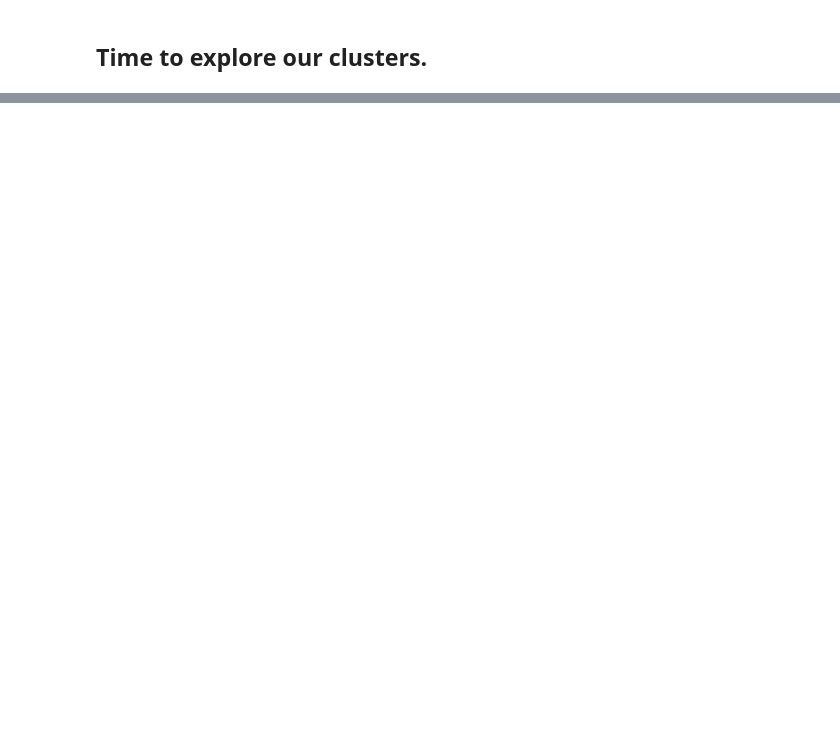
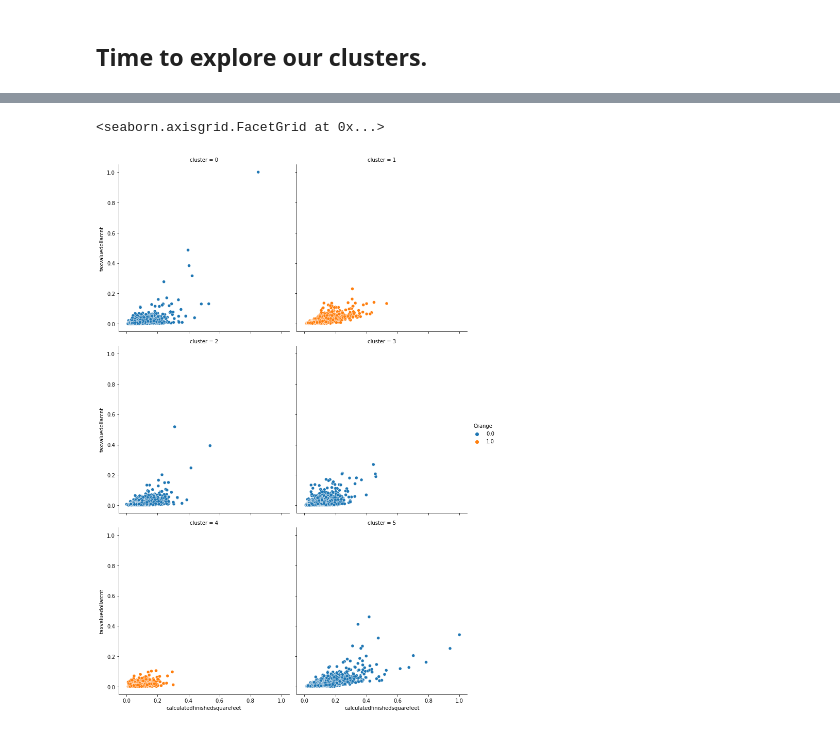
Before and after one commit to TeamOneCluster/ClusterProject, a Jupyter notebook: bts_explore_final.ipynb, the cells around one changed output, grey strips where cells are left out. Cells and saved outputs as stored; diff of their text form; code cells hidden in the pictures; blank space fills up the shorter version.

```diff
--- a/bts_explore_final.ipynb
+++ b/bts_explore_final.ipynb
@@ -674,19 +689,21 @@ Validate/Out-of-Sample:  0.16713
 lm = LinearRegression(normalize=True)
 
 # fit the model to our training data. We must specify the column since we added additional columns to y_train.
-lm.fit(X_train[rfe_feature], y_train.logerror)
+lm.fit(model1_train, y_train.logerror)
 
 # predict train
-y_train['logerror_pred_lm'] = lm.predict(X_train[rfe_feature])
+y_train['logerror_pred_lm'] = lm.predict(model1_train)
 
 # evaluate: rmse
-rmse_train = mean_squared_error(y_train.logerror, y_train.logerror_pred_lm)**(1/2)
+rmse_train_ols = mean_squared_error(y_train.logerror, y_train.logerror_pred_lm)**(1/2)
 
+# Now on validate
+lm.fit(model1_validate, y_validate.logerror)
 # predict validate
-y_validate['logerror_pred_lm'] = lm.predict(X_validate[rfe_feature])
+y_validate['logerror_pred_lm'] = lm.predict(model1_validate)
 
 # evaluate: rmse
-rmse_validate = mean_squared_error(y_validate.logerror, y_validate.logerror_pred_lm)**(1/2)
+rmse_validate_ols = mean_squared_error(y_validate.logerror, y_validate.logerror_pred_lm)**(1/2)
 
 print("RMSE for OLS using LinearRegression\nTraining/In-Sample: ", rmse_train,
       "\nValidation/Out-of-Sample: ", rmse_validate)
@@ -1222,0 +960,7 @@ I have a list of 560 combinations of features to cluster on. If I divide it into
+# %%
+# plot out income vs. spending with regard to the cluster and age
+sns.relplot(x=model1_train.calculatedfinishedsquarefeet, y=model1_train.taxvaluedollarcnt,
+            col=model1_train.cluster, hue=model1_train.Orange, col_wrap=2)
+# %% [output]
+<seaborn.axisgrid.FacetGrid at 0x...>
+[figure, added]
```
Also changed, not shown: parts of 103 cells of this notebook.
